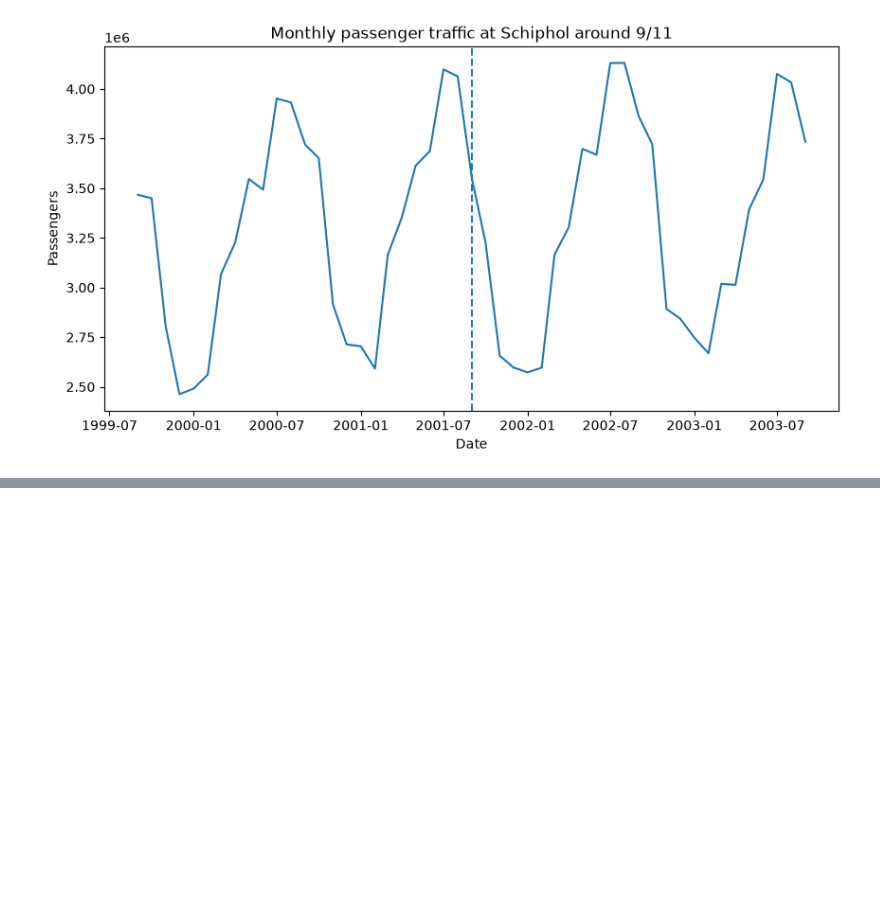
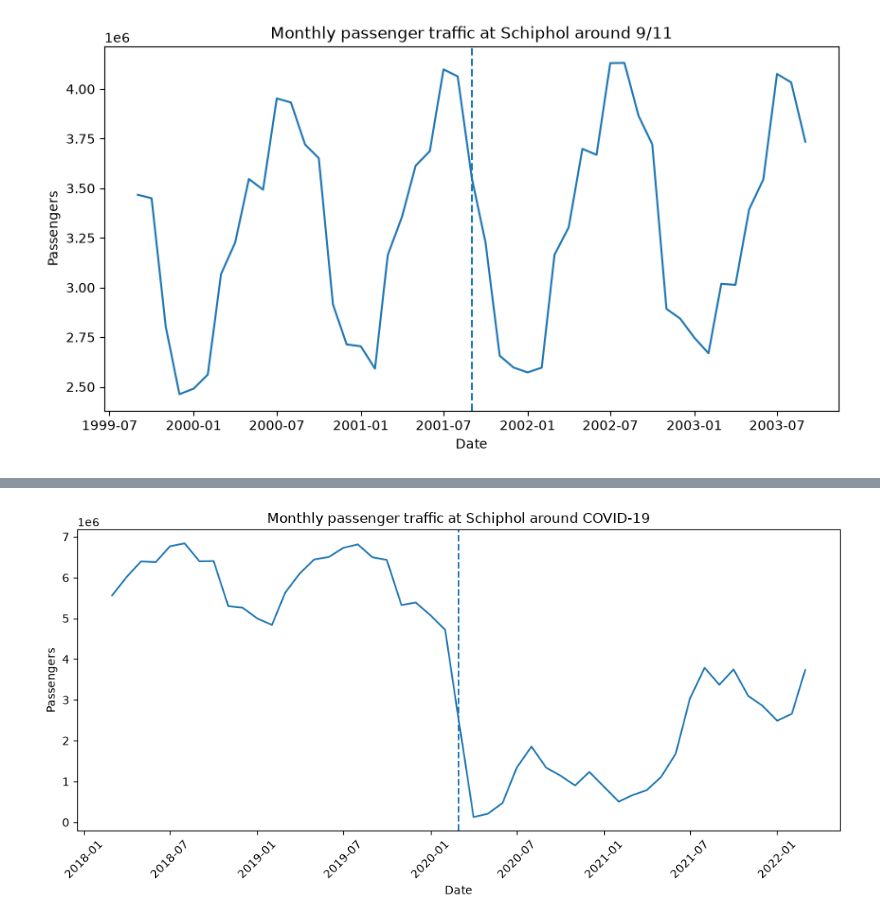
Before and after one commit to TIL6022-Python-Programming/Project_groep11, a Jupyter notebook: intermediate_results_code.ipynb, the cells around one changed output, grey strips where cells are left out. Cells and saved outputs as stored; diff of their text form; code cells hidden in the pictures; blank space fills up the shorter version.

```diff
--- a/intermediate_results_code.ipynb
+++ b/intermediate_results_code.ipynb
@@ -135,0 +122,29 @@ plt.show()
+# %%
+# Monthly passenger graph COVID-19
+# We create an event 'COVID-19' with the corresponding time frame
+event_covid = data[
+    (data['Date'] >= '2018-03-01') &
+    (data['Date'] <= '2022-03-01')
+].copy()
+
+
+# We create a plot to visualise the COVID-19 event
+plt.figure(figsize=(10, 5))
+
+plt.plot(event_covid['Date'], event_covid['Passengers'])
+
+plt.axvline(
+    pd.Timestamp('2020-03-01'),
+    linestyle='--'
+)
+
+plt.xlabel('Date')
+plt.ylabel('Passengers')
+plt.title('Monthly passenger traffic at Schiphol around COVID-19')
+
+plt.xticks(rotation=45)
+plt.tight_layout()
+
+plt.show()
+# %% [output]
+[figure, added]
```
Also changed, not shown: parts of 10 cells of this notebook.
